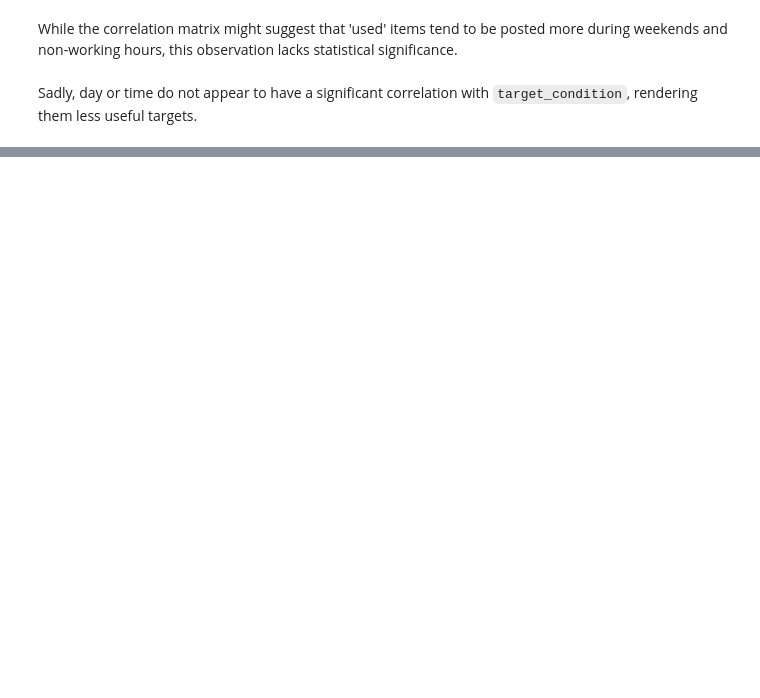
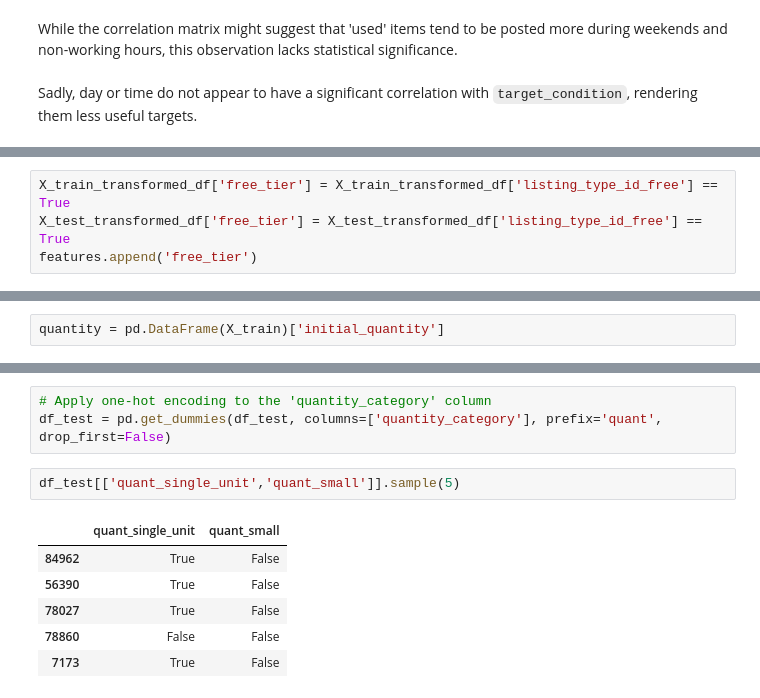
Before and after one commit to MLsound/mercadolibre-new-used-prediction, a Jupyter notebook: EDA.ipynb, the cells around one changed output, grey strips where cells are left out. Saved outputs shown, nothing was run; the diff lists cells and outputs as text; blank space fills up the shorter version.

```diff
--- a/EDA.ipynb
+++ b/EDA.ipynb
@@ -1343,0 +1356,4 @@ Sadly, day or time do not appear to have a significant correlation with `target_
+# %%
+X_train_transformed_df['free_tier'] = X_train_transformed_df['listing_type_id_free'] == True
+X_test_transformed_df['free_tier'] = X_test_transformed_df['listing_type_id_free'] == True
+features.append('free_tier')
@@ -1343,0 +1444,2 @@ Sadly, day or time do not appear to have a significant correlation with `target_
+# %%
+quantity = pd.DataFrame(X_train)['initial_quantity']
@@ -1343,0 +1471,12 @@ Sadly, day or time do not appear to have a significant correlation with `target_
+# %%
+# Apply one-hot encoding to the 'quantity_category' column
+df_test = pd.get_dummies(df_test, columns=['quantity_category'], prefix='quant', drop_first=False)
+# %%
+df_test[['quant_single_unit','quant_small']].sample(5)
+# %% [output]
+|  | quant_single_unit | quant_small |
+| 84962 | True | False |
+| 56390 | True | False |
+| 78027 | True | False |
+| 78860 | False | False |
+| 7173 | True | False |
```
Also changed, not shown: parts of 34 cells of this notebook, 3 other files.
